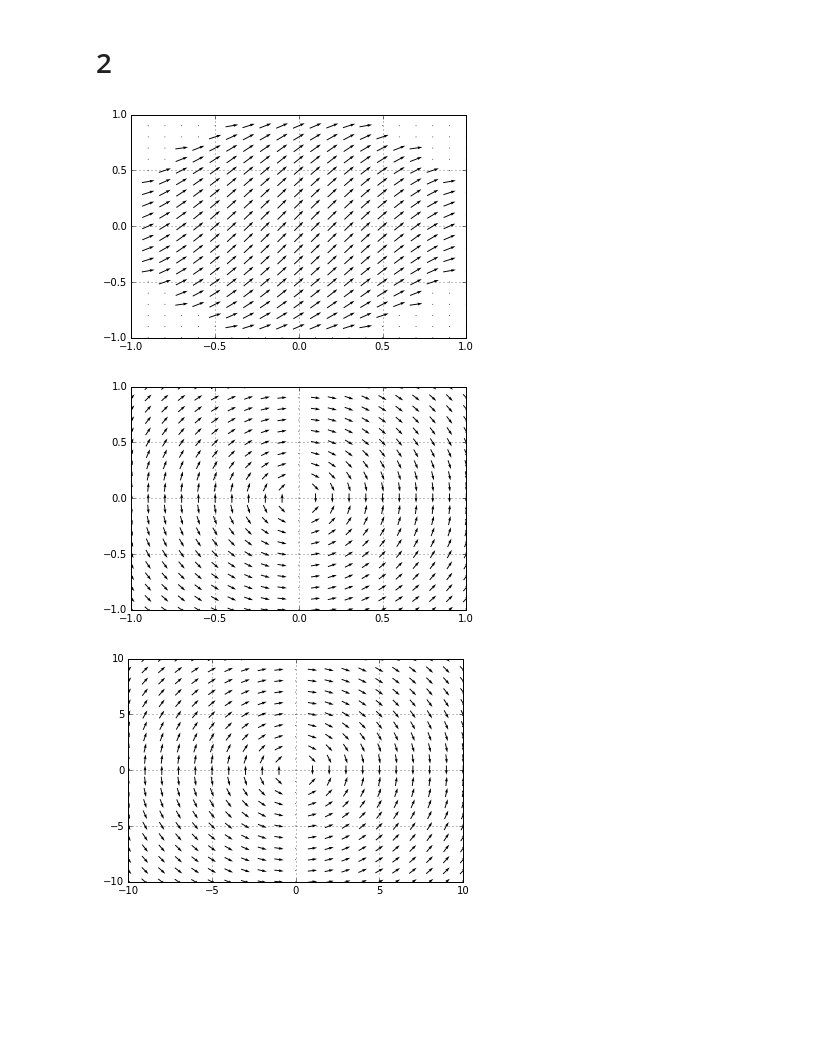
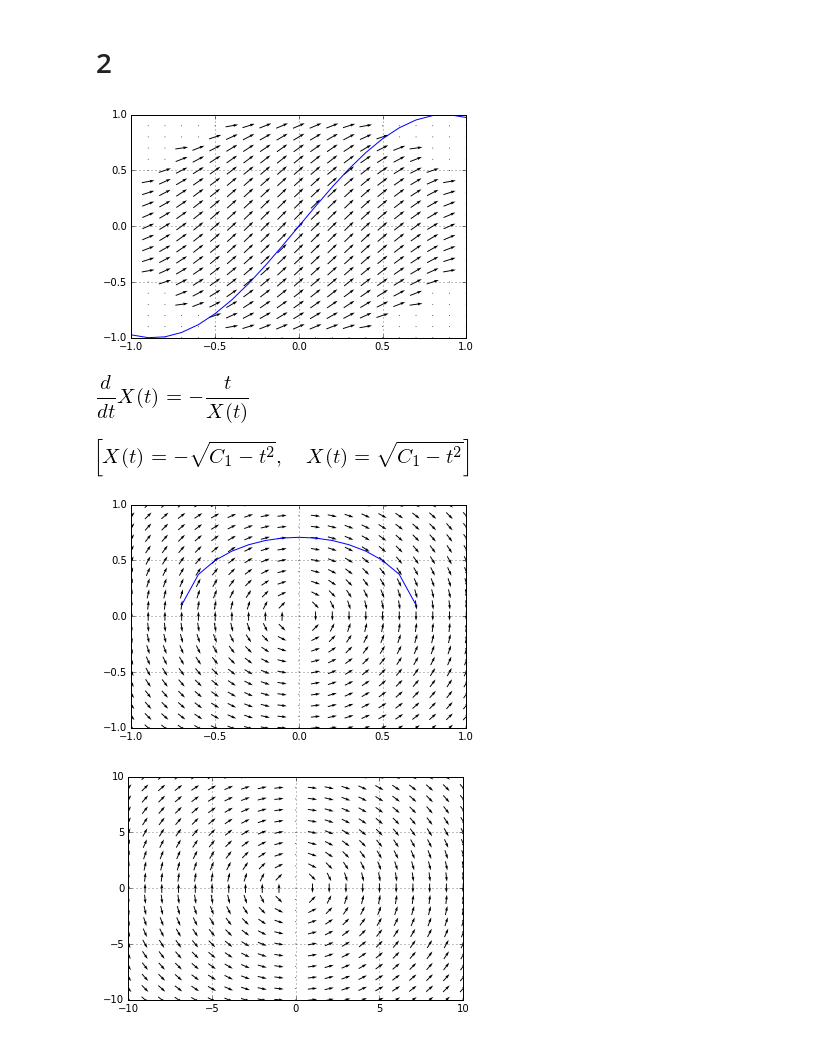
Before and after one commit to scoiatael/MZP, a Jupyter notebook: Lista1.ipynb, the cells around one changed output. Saved outputs shown, nothing was run; the diff lists cells and outputs as text; code cells hidden in the pictures; blank space fills up the shorter version.

```diff
--- a/Lista1.ipynb
+++ b/Lista1.ipynb
@@ -67,7 +67,7 @@ None
 # 2
 # %%
 import numpy as np
-def plotdf(f, xran=[-5, 5], yran=[-5, 5], grid=[21, 21], color='k'):
+def plotdf(f, xran=[-5, 5], yran=[-5, 5], grid=[21, 21], color='k', sol=None, y=0.):
     x = np.linspace(xran[0], xran[1], grid[0])
     y = np.linspace(yran[0], yran[1], grid[1])
     def dX_dt(X, Y, t=0): return f(X,Y)
@@ -83,17 +83,32 @@ def plotdf(f, xran=[-5, 5], yran=[-5, 5], grid=[21, 21], color='k'):
     plt.quiver(X, Y, DY, DX, pivot='mid', color=color)
     plt.xlim(xran), plt.ylim(yran)
     plt.grid('on')
+    if sol != None:
+        Vs = [sol(xp) for xp in x]
+        plt.plot(x, Vs)
     return [X,Y, plt]
 # %%
 def kolko(X,Y):
     v = 1 - X**2 - Y**2
     return np.sqrt(np.maximum(v, 0.))
 
-X,Y,plt = plotdf(kolko, xran=[-1, 1], yran=[-1, 1])
+sol = lambda x: np.sin(x*1.8)
+
+X,Y,plt = plotdf(kolko, xran=[-1, 1], yran=[-1, 1], sol=sol)
 # %% [output]
-[figure, old version]
+[figure, new version]
 # %%
 def fun(X,Y):
     v = -X
     Y[Y==0] = 0.001
     return -X/Y
+# %%
+t = sp.var('t')
+X = sp.Function('X')(t)
+dx = sp.Eq(X.diff(t), -t/X)
+display(dx)
+dxs = sp.dsolve(dx, X)
+display(dxs)
+# %% [output]
+[figure, added]
+[figure, added]
@@ -100,8 +118,8 @@ def fun(X,Y):
 # %%
 C = 1
-X,Y,plt  = plotdf(fun, xran=[-C,C], yran=[-C, C])
+X,Y,plt  = plotdf(fun, xran=[-C,C], yran=[-C, C], sol=sol)
 # %% [output]
-[figure, old version]
+[figure, new version]
 # %%
 C = 10
 X,Y,plt = plotdf(fun, xran=[-C,C], yran=[-C, C])
```
Also changed, not shown: parts of 8 cells of this notebook.
